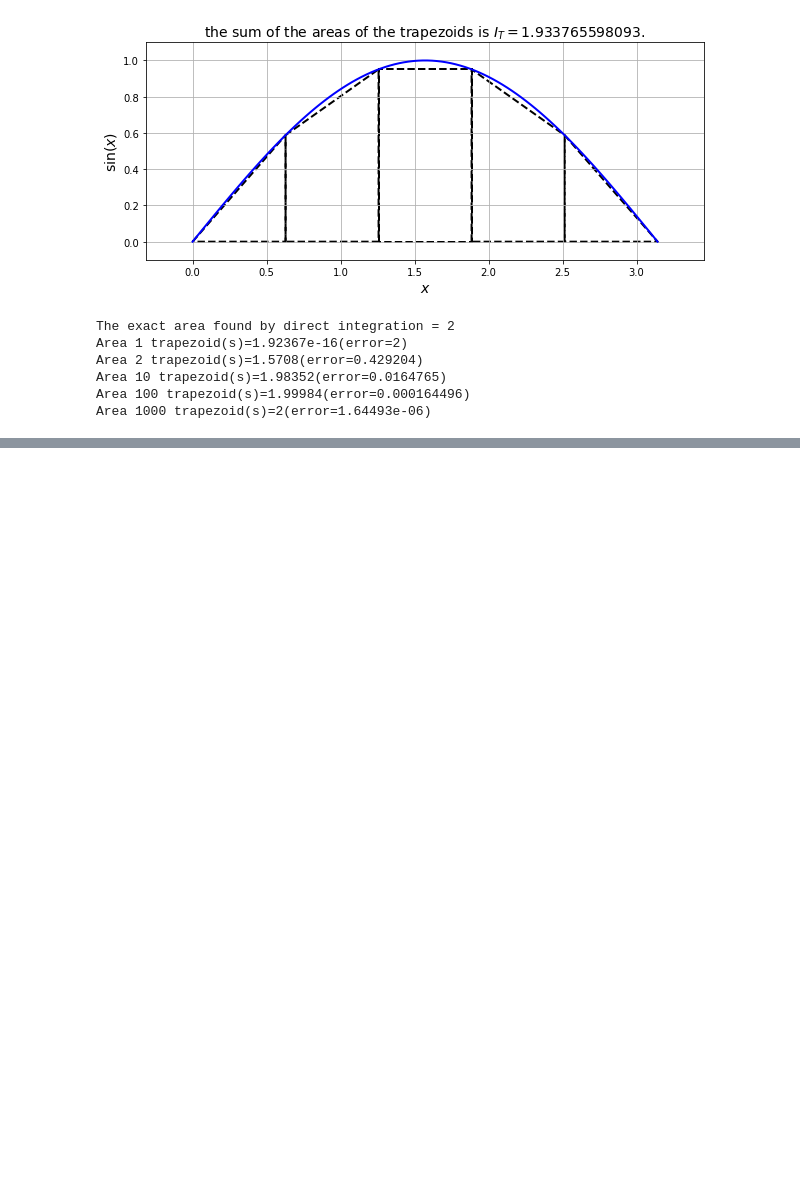
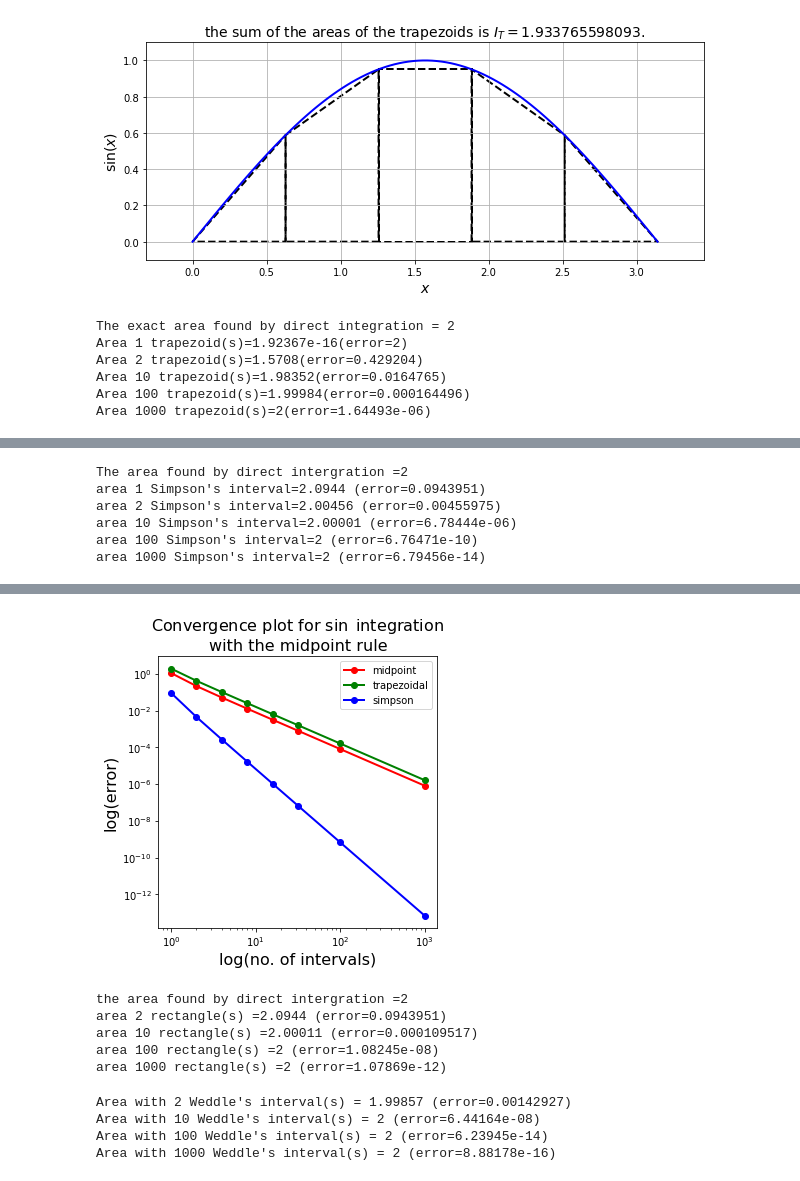
Before and after one commit to acse-0e251b1d/pre-sessional-learning-materials, a Jupyter notebook: Primer-on-Programming-in-Python-MathematicalComputational-Techniques/3.mathematics/5.numerical-method/9_exercise.ipynb, the cells around one changed output, grey strips where cells are left out. Saved outputs shown, nothing was run; the diff lists cells and outputs as text; code cells hidden in the pictures; blank space fills up the shorter version.

```diff
--- a/Primer-on-Programming-in-Python-MathematicalComputational-Techniques/3.mathematics/5.numerical-method/9_exercise.ipynb
+++ b/Primer-on-Programming-in-Python-MathematicalComputational-Techniques/3.mathematics/5.numerical-method/9_exercise.ipynb
@@ -149,0 +182,55 @@ Area 1000 trapezoid(s)=2(error=1.64493e-06)
+# %%
+def simpsons_rule(a,b,function, number_intervals=10):
+    interval_size = (b-a) / number_intervals
+    assert interval_size > 0
+    assert type(number_intervals) == int
+    I_S = 0.0
+    for i in range(number_intervals):
+        this_bin_start = a + interval_size * (i)
+        this_bin_mid = this_bin_start + interval_size /2
+        this_bin_end = this_bin_start + interval_size
+        I_S += (interval_size/6) * (function(this_bin_start)+
+            4*function(this_bin_mid) + function(this_bin_end))
+    return I_S
+# %%
+print('The area found by direct intergration =2')
+for i in (1,2,10,100,1000):
+    area = simpsons_rule(0, np.pi, np.sin, i)
+    print("area %g Simpson's interval=%g (error=%g)" %(i,area,abs(area-2)))
+# %% [output]
+The area found by direct intergration =2
+area 1 Simpson's interval=2.0944 (error=0.0943951)
+area 2 Simpson's interval=2.00456 (error=0.00455975)
+area 10 Simpson's interval=2.00001 (error=6.78444e-06)
+area 100 Simpson's interval=2 (error=6.76471e-10)
+area 1000 Simpson's interval=2 (error=6.79456e-14)
+# %%
+interval_size_M = [1,2,4,8,16,32,100,1000]
+errors_M = np.zeros_like(interval_size_M, dtype='float64')
+errors_T = np.zeros_like(interval_size_M, dtype='float64')
+errors_S = np.zeros_like(interval_size_M, dtype='float64')
+
+for (i,number_intervals) in enumerate(interval_size_M):
+    area_M = midpoint_rule(0, np.pi, f, number_intervals)
+    errors_M[i] = abs(area_M-2)
+    area_T = trapezoidal_rule(0, np.pi, f, number_intervals)
+    errors_T[i]= abs(area_T-2)
+    area_S = simpsons_rule(0, np.pi, f, number_intervals)
+    errors_S[i] = abs(area_S-2)
+
+fig = plt.figure(figsize=(5,5))
+ax1 = plt.subplot(111)
+
+ax1.loglog(interval_size_M, errors_M, 'ro-', lw=2, label='midpoint')
+ax1.loglog(interval_size_M, errors_T, 'go-', lw=2,label='trapezoidal')
+ax1.loglog(interval_size_M, errors_S, 'bo-', lw=2,label='simpson')
+
+ax1.set_xlabel("log(no. of intervals)", fontsize=16)
+ax1.set_ylabel("log(error)", fontsize=16)
+ax1.set_title("Convergence plot for $\sin$ integration\nwith the midpoint rule",
+                fontsize=16)
+ax1.legend(loc='best')
+from myst_nb import glue
+glue("midpoint_conv_fig", fig, display=False)
+plt.show()
+# %% [output]
@@ -149,0 +238 @@ Area 1000 trapezoid(s)=2(error=1.64493e-06)
+[figure, added]
@@ -149,0 +249,11 @@ Area 1000 trapezoid(s)=2(error=1.64493e-06)
+# %%
+print('the area found by direct intergration =2')
+for i in (2,10,100,1000):
+    area = simpsons_composite_rule(0, np.pi, np.sin, i)
+    print("area %g rectangle(s) =%g (error=%g)"%(i,area,abs(area-2)))
+# %% [output]
+the area found by direct intergration =2
+area 2 rectangle(s) =2.0944 (error=0.0943951)
+area 10 rectangle(s) =2.00011 (error=0.000109517)
+area 100 rectangle(s) =2 (error=1.08245e-08)
+area 1000 rectangle(s) =2 (error=1.07869e-12)
@@ -149,0 +265,9 @@ Area 1000 trapezoid(s)=2(error=1.64493e-06)
+# %%
+for i in (2,10,100,1000):
+    area = weddles_rule(0,np.pi, np.sin, i)
+    print("Area with %g Weddle's interval(s) = %g (error=%g)"%(i, area, abs(area-2)))
+# %% [output]
+Area with 2 Weddle's interval(s) = 1.99857 (error=0.00142927)
+Area with 10 Weddle's interval(s) = 2 (error=6.44164e-08)
+Area with 100 Weddle's interval(s) = 2 (error=6.23945e-14)
+Area with 1000 Weddle's interval(s) = 2 (error=8.88178e-16)
```
Also changed, not shown: parts of 6 cells of this notebook, 6 other files.
